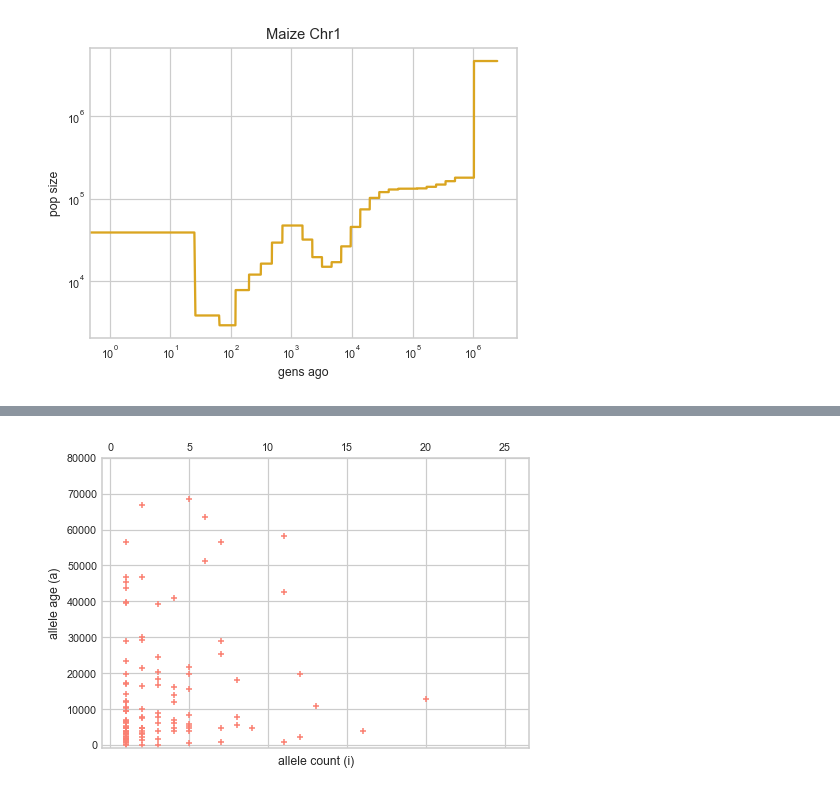
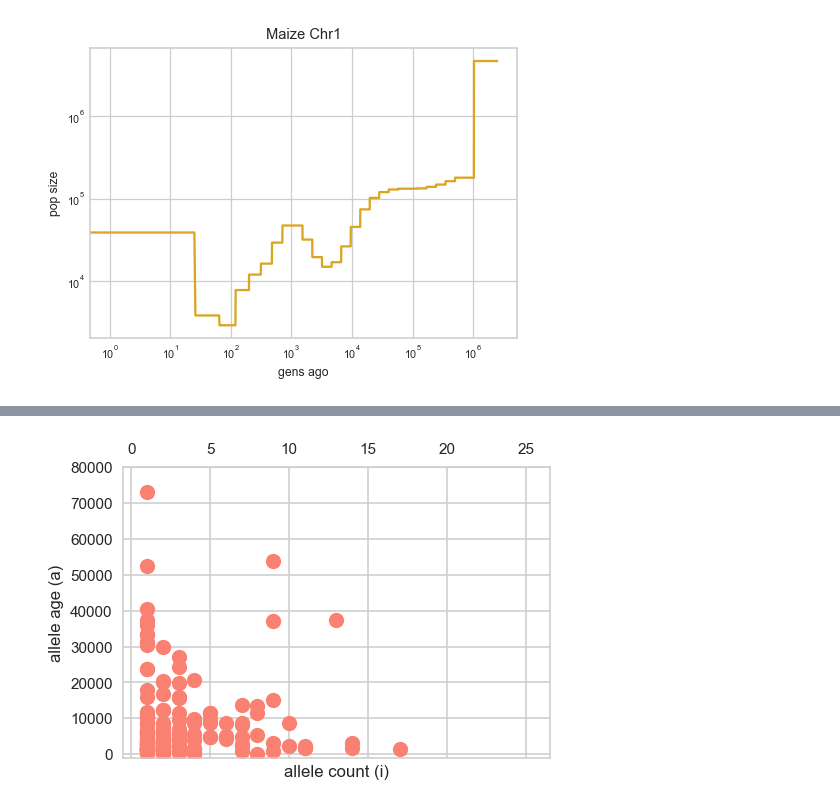
Before and after one commit to VivaswatS/selCoefEst, a Jupyter notebook: TE-analysis.ipynb, the cells around one changed output, grey strips where cells are left out. Cells and saved outputs as stored; diff of their text form; code cells hidden in the pictures.

```diff
--- a/TE-analysis.ipynb
+++ b/TE-analysis.ipynb
@@ -153,14 +156,15 @@ get_ll_theta_bottleneck(np.log10([1,250,5000]),{'sms':SMSmask,'N':10000,'gens':1
 #     print(estpar[n,])
 # %%
 ## simulate data for slightly more complex scenario: single gamma, two epoch theta with unknown changepoint
-theta = np.repeat(2000,10000); theta[4000:] = 200
-fsa = run_mom_iterate_theta(10000, 50, -5/10000, 10000, theta, {})
-plt.imshow(fsa, aspect='auto', norm=colors.LogNorm(vmin=1e-10)); plt.title(r'$\gamma = -5$'); plt.xlabel('allele freq (i)'); plt.ylabel('allele age (gens)'); plt.colorbar(); plt.show()
-SMS = np.zeros_like(fsa)
-mask = np.zeros_like(fsa); mask[0,:] = 1; mask[:,0] = 1
-for i in range(1,SMS.shape[0]):
-    for j in range(1,SMS.shape[1]):
-        SMS[i,j] = rng.poisson(fsa[-i,j],1)
-SMSmask = np.ma.array(SMS,mask=mask)
-plt.spy(SMSmask[::-1],aspect='auto',color='salmon',marker='+',markersize=2,alpha=0.8); plt.xlabel('# of alleles (i)'); plt.ylabel('allele age (a)'); plt.show()
-SMSmask.sum()
+# theta = np.repeat(2000,10000); theta[4000:] = 200
+# fsa = run_mom_iterate_theta(10000, 200, -1/10000, 10000, theta, {})
+# plt.imshow(fsa, aspect='auto', norm=colors.LogNorm(vmin=1e-10)); plt.grid(); plt.title(r'$\gamma = -5$'); plt.xlabel('allele freq (i)'); plt.ylabel('allele age (gens)'); plt.colorbar(); plt.show()
+# SMS = np.zeros_like(fsa)
+# mask = np.zeros_like(fsa); mask[0,:] = 1; mask[:,0] = 1
+# for i in range(1,SMS.shape[0]):
+#     for j in range(1,SMS.shape[1]):
+#         SMS[i,j] = rng.poisson(fsa[-i,j],1)
+# SMSmask = np.ma.array(SMS,mask=mask)
+# plt.spy(SMSmask,aspect='auto',color='salmon',marker='+',markersize=2,alpha=0.8, origin='lower'); plt.xlabel('# of alleles (i)'); plt.ylabel('allele age (a)'); plt.grid(); plt.show()
+# plt.plot(theta,'grey'); plt.xlabel('gens ago (a)'); plt.ylabel(r'$\theta$');
+# SMSmask.sum()
@@ -235,14 +235,14 @@ Looks like on average older alleles are higher in frequency, though there are a
 
 # dem=pd.read_csv("TEstuff/nam.1.noouts.final.txt",delimiter='\t')
 
-# demogen = np.zeros(int(2.5e6))
-# for i in range(30):
-#     if i==29:
-#         endpt = len(demogen)
-#     else:
-#         endpt = dem['right_time_boundary'][i]/3.2e-8
-#         print(endpt)
-#     demogen[range(int(dem['left_time_boundary'][i]/3.2e-8),int(endpt))] = (1/dem['lambda'][i])/6.4e-8
+demogen = np.zeros(int(2.5e6))
+for i in range(30):
+    if i==29:
+        endpt = len(demogen)
+    else:
+        endpt = dem['right_time_boundary'][i]/3.2e-8
+        print(endpt)
+    demogen[range(int(dem['left_time_boundary'][i]/3.2e-8),int(endpt))] = (1/dem['lambda'][i])/6.4e-8
 
 plt.plot(demogen,'goldenrod'); plt.loglog(); plt.xlabel('gens ago'); plt.ylabel('pop size'); plt.title('Maize Chr1')
 # %% [output]
@@ -258,25 +258,24 @@ Text(0.5, 1.0, 'Maize Chr1')
 # %%
-# plt.style.use('seaborn-whitegrid')
 # plt.hist(tedata.loc[tedata['fam']=='RLC00032','allelecount'],bins=range(1,26),color='grey'); plt.xlabel('allele count'); plt.title('RLC00032')
 # plt.hist(tedata.loc[tedata['fam']=='RLC00032','meanage']*1e6,15); plt.xlabel('mean k2p age (gens?)'); plt.title('RLC00032')
 
 # sfs = moments.Spectrum(np.histogram(tedata.loc[tedata['fam']=='RLC00032','allelecount'],bins=range(0,28))[0])
 # moments.Plotting.plot_1d_fs(sfs); plt.show()
 
 mask = np.zeros((80000,26+1),dtype='int16');
 mask[0,:] = 1; mask[:,0] = 1; mask[:,-1] = 1;
 SMS = np.zeros_like(mask) #sp.sparse.coo_array((1230850,26+1),dtype='int16')
-for i in np.where(tedata['fam']=='RLC00002')[0]:
+for i in np.where(tedata['fam']=='RLC00004')[0]:
     if(tedata.iloc[i,-1]==0):
         SMS[1,tedata.iloc[i,-2]] += 1
     elif(tedata.iloc[i,-1]*1e6<80000):
     # else:
         SMS[int(tedata.iloc[i,-1]*1e6),tedata.iloc[i,-2]] += 1
 SMSmask = np.ma.array(SMS,mask=mask)
 
-plt.spy(SMSmask,aspect='auto',color='salmon',marker='+',markersize=4,alpha=1); plt.ylim((-1000,80000)); plt.xlabel('allele count (i)'); plt.ylabel('allele age (a)'); plt.show()
+plt.spy(SMSmask,aspect='auto',color='salmon',marker='o'); plt.ylim((-1000,80000)); plt.xlabel('allele count (i)'); plt.ylabel('allele age (a)'); plt.show()
 # %% [output]
-[figure, old version]
+[figure, new version]
 # %%
 ## MLE with freq alone gives gamma ~ -20 & theta ~ 200
 # sp.optimize.minimize_scalar(get_ll_freqconstant,args=({'sfs':sfs,'theta':500,'p_misid':0},26),bracket=(-2,3),options={'maxiter':20})
```
Also changed, not shown: parts of 7 cells of this notebook, 6 other files.
